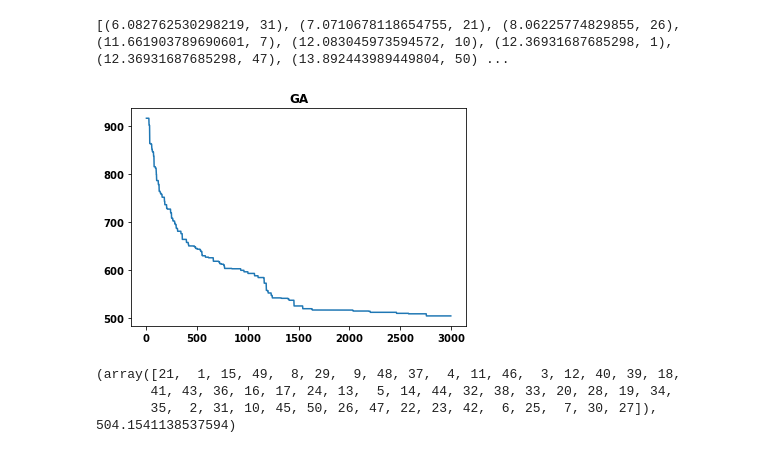
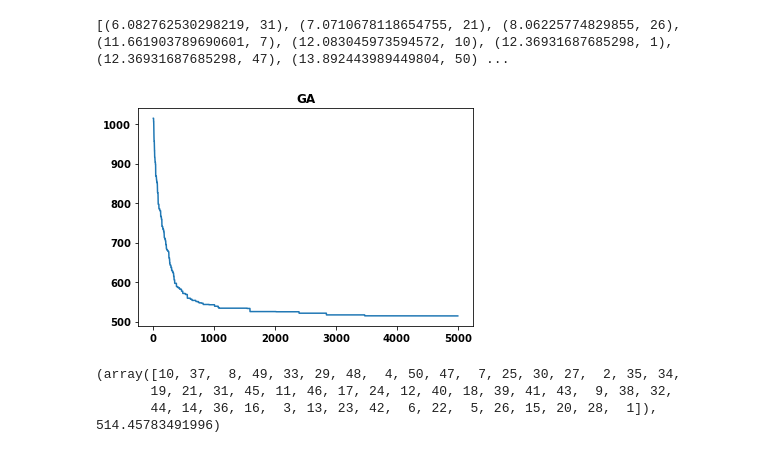
Before and after one commit to wind123mountain/EvolutionComputation, a Jupyter notebook: GA/GA_TSPV2.ipynb, the cells around one changed output. Drawn from its saved outputs; the diff is of its cells as text; code cells hidden in the pictures.

```diff
--- a/GA/GA_TSPV2.ipynb
+++ b/GA/GA_TSPV2.ipynb
@@ -290,11 +290,11 @@ def show(his):
     plt.title('GA')
     plt.show()
 # %%
-history = GA(15, 3000, 0.75, 0.01)
+history = GA(100, 5000, 0.75, 0.01)
 show(history)
 print(history[-1][1])
 # %% [output]
-[figure, old version]
+[figure, new version]
-(array([21,  1, 15, 49,  8, 29,  9, 48, 37,  4, 11, 46,  3, 12, 40, 39, 18,
-       41, 43, 36, 16, 17, 24, 13,  5, 14, 44, 32, 38, 33, 20, 28, 19, 34,
-       35,  2, 31, 10, 45, 50, 26, 47, 22, 23, 42,  6, 25,  7, 30, 27]), 504.1541138537594)
+(array([10, 37,  8, 49, 33, 29, 48,  4, 50, 47,  7, 25, 30, 27,  2, 35, 34,
+       19, 21, 31, 45, 11, 46, 17, 24, 12, 40, 18, 39, 41, 43,  9, 38, 32,
+       44, 14, 36, 16,  3, 13, 23, 42,  6, 22,  5, 26, 15, 20, 28,  1]), 514.45783491996)
```
Also changed, not shown: 1 other file.
